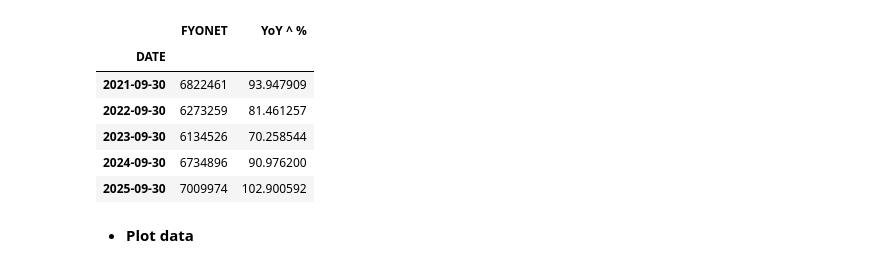
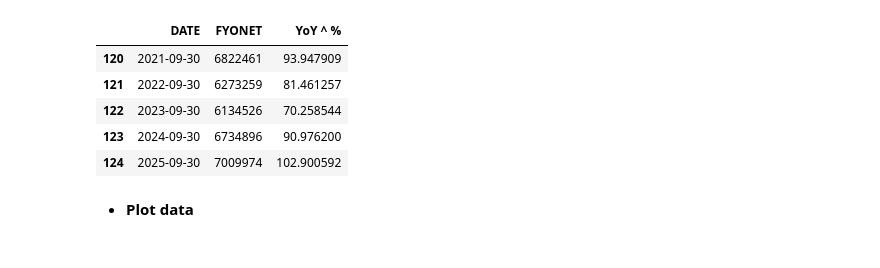
Before and after one commit to mod7ex/macro, a Jupyter notebook: macro-indices/index.ipynb, the cells around one changed output. Drawn from its saved outputs; the diff is of its cells as text; code cells hidden in the pictures.

```diff
--- a/macro-indices/index.ipynb
+++ b/macro-indices/index.ipynb
@@ -50,29 +48,26 @@ YoY_col = 'YoY ^ %'
 
 COL = YoY_col
 # %%
-df = pd.read_csv(os.path.join(DATA_FOLDER_PATH, INDICATOR + '.csv'))
+df = load_report_data(INDICATOR)
 
-df['DATE'] = pd.to_datetime(df['DATE'])
-df.set_index('DATE', inplace=True)
+# df[COL] = df[INDICATOR].pct_change(fill_method=None) * 100
+df[COL] = (df[INDICATOR].ffill().pct_change() * 100)
 
-# df[INDICATOR] = pd.to_numeric(df[INDICATOR])
+df.dropna(inplace=True)
+
+df.tail()
 
 # df[COL] = df[INDICATOR].pct_change(fill_method=None, periods=12 if COL == YoY_col else 1) * 100
 df[COL] = df[INDICATOR].ffill().pct_change(periods=12 if COL == YoY_col else 1) * 100
 
-# df[COL] = pd.to_numeric(df[COL])
-
-# df.dropna(inplace=True)
-
 df.tail()
 # %% [output]
-|  | FYONET | YoY ^ % |
-| DATE |  |  |
-| 2021-09-30 | 6822461 | 93.947909 |
-| 2022-09-30 | 6273259 | 81.461257 |
-| 2023-09-30 | 6134526 | 70.258544 |
-| 2024-09-30 | 6734896 | 90.976200 |
-| 2025-09-30 | 7009974 | 102.900592 |
+|  | DATE | FYONET | YoY ^ % |
+| 120 | 2021-09-30 | 6822461 | 93.947909 |
+| 121 | 2022-09-30 | 6273259 | 81.461257 |
+| 122 | 2023-09-30 | 6134526 | 70.258544 |
+| 123 | 2024-09-30 | 6734896 | 90.976200 |
+| 124 | 2025-09-30 | 7009974 | 102.900592 |
 # %% [markdown]
 - **Plot data**
 # %%
```
Also changed, not shown: parts of 4 cells of this notebook, 10 other files.
